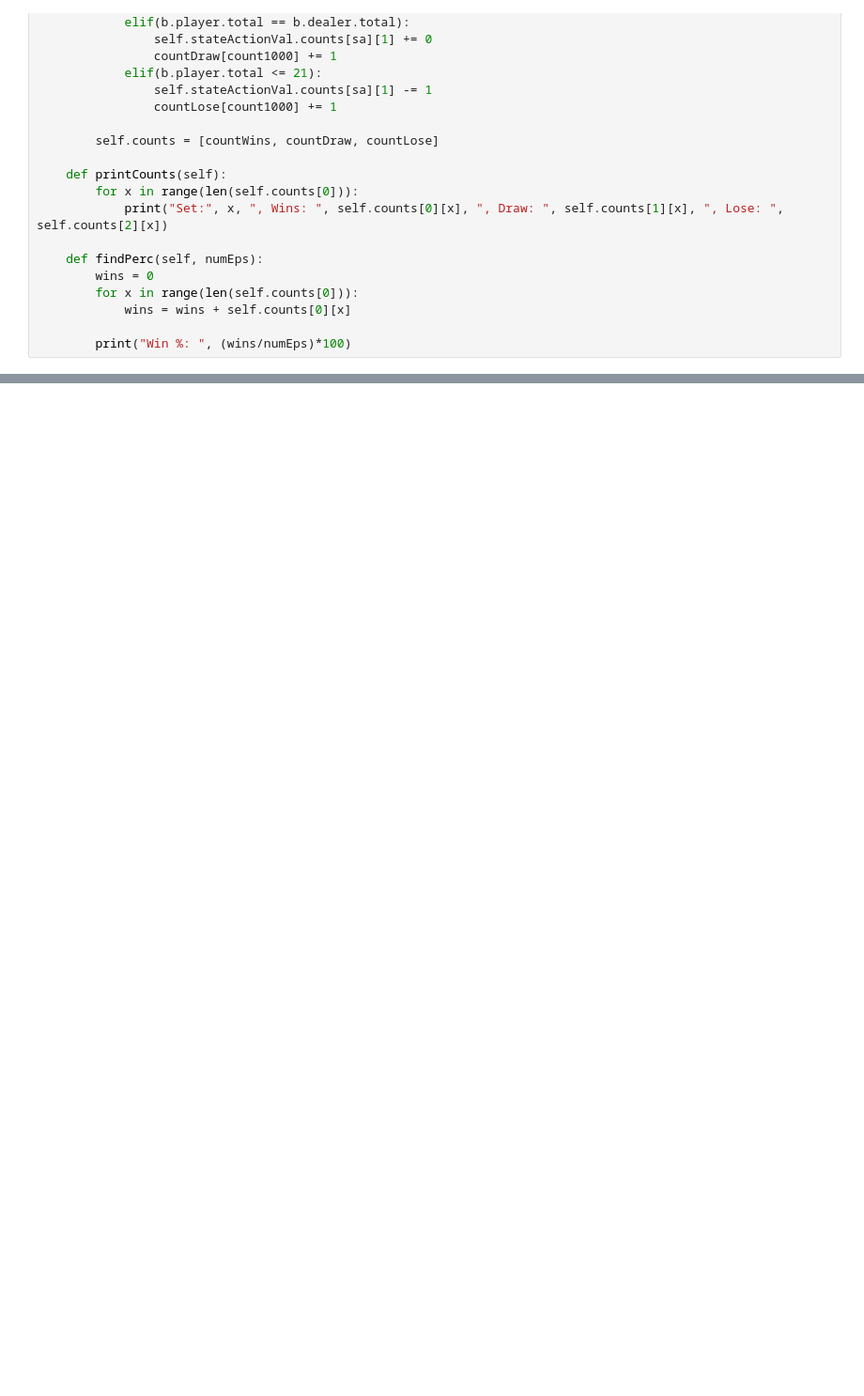
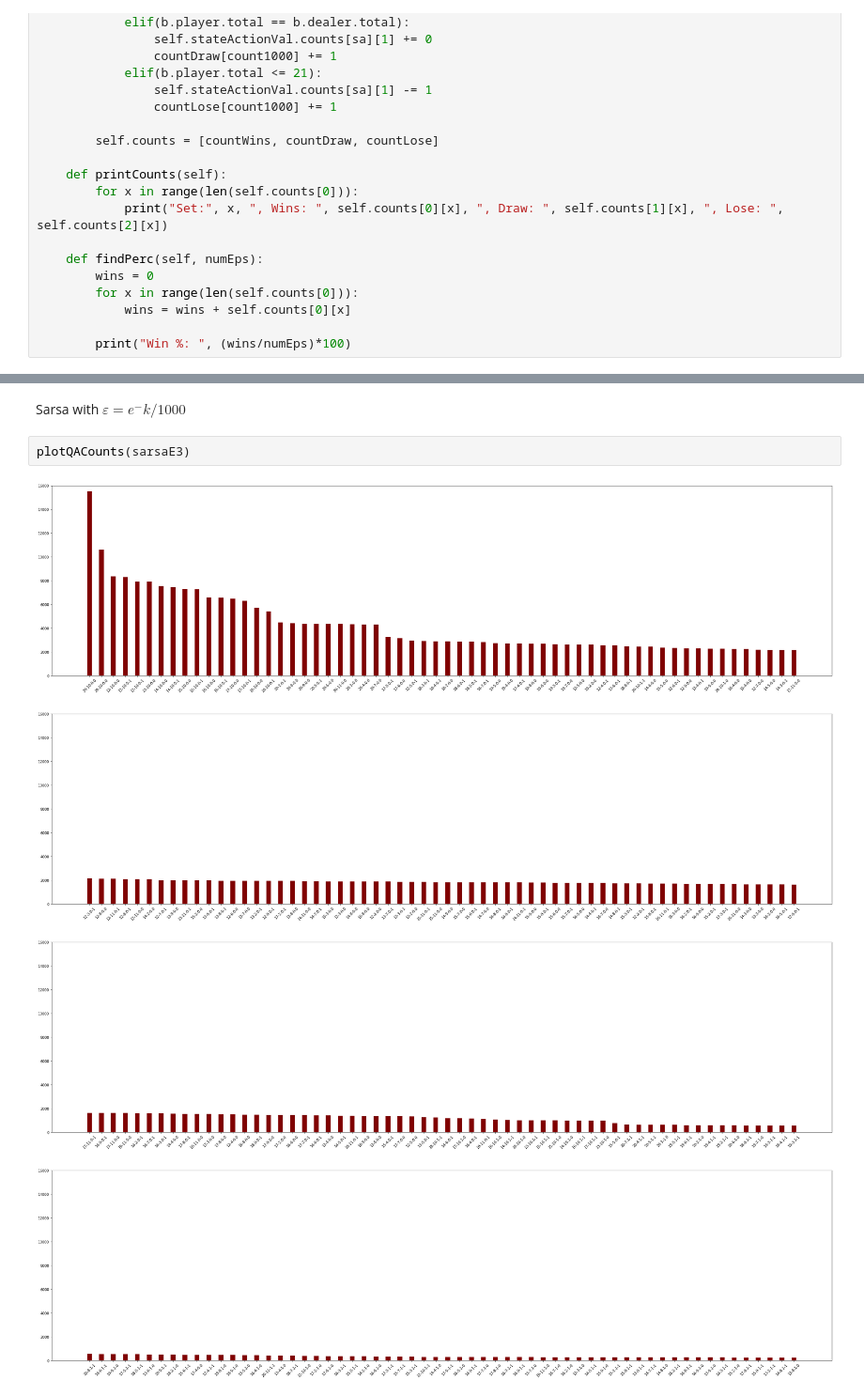
Before and after one commit to Voben/ARI2204-Reinforcement_Learning, a Jupyter notebook: main.ipynb, the cells around one changed output, grey strips where cells are left out. Shown at 94% size. Saved outputs shown, nothing was run; the diff lists cells and outputs as text; blank space fills up the shorter version.

```diff
--- a/main.ipynb
+++ b/main.ipynb
@@ -619,0 +689,9 @@ plotOutcomes(500000, mc)
+# %% [markdown]
+Sarsa with $ ε = e^-k/1000 $
+# %%
+plotQACounts(sarsaE3)
+# %% [output]
+[figure, added]
+[figure, added]
+[figure, added]
+[figure, added]
```
Also changed, not shown: parts of 56 cells of this notebook.
